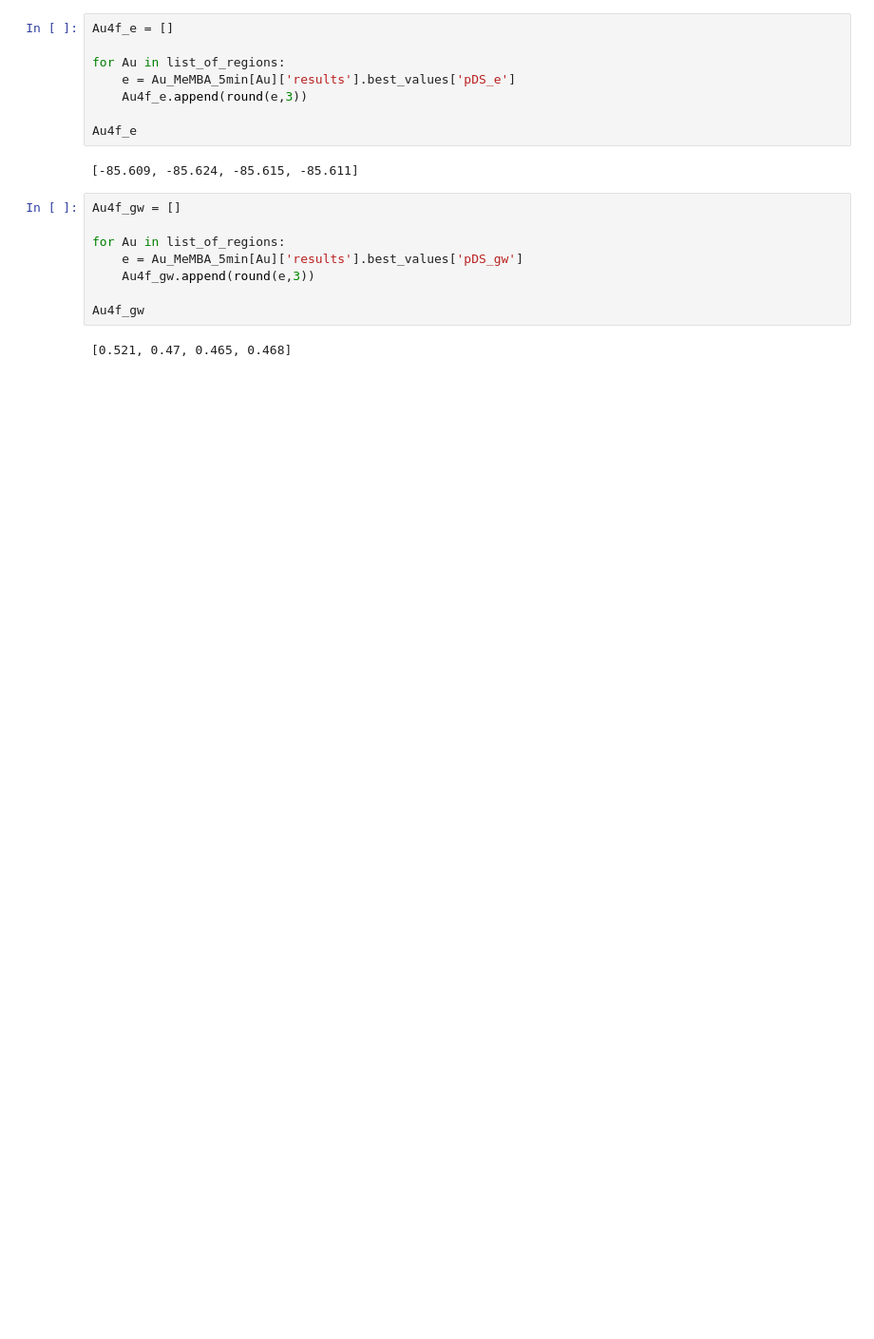
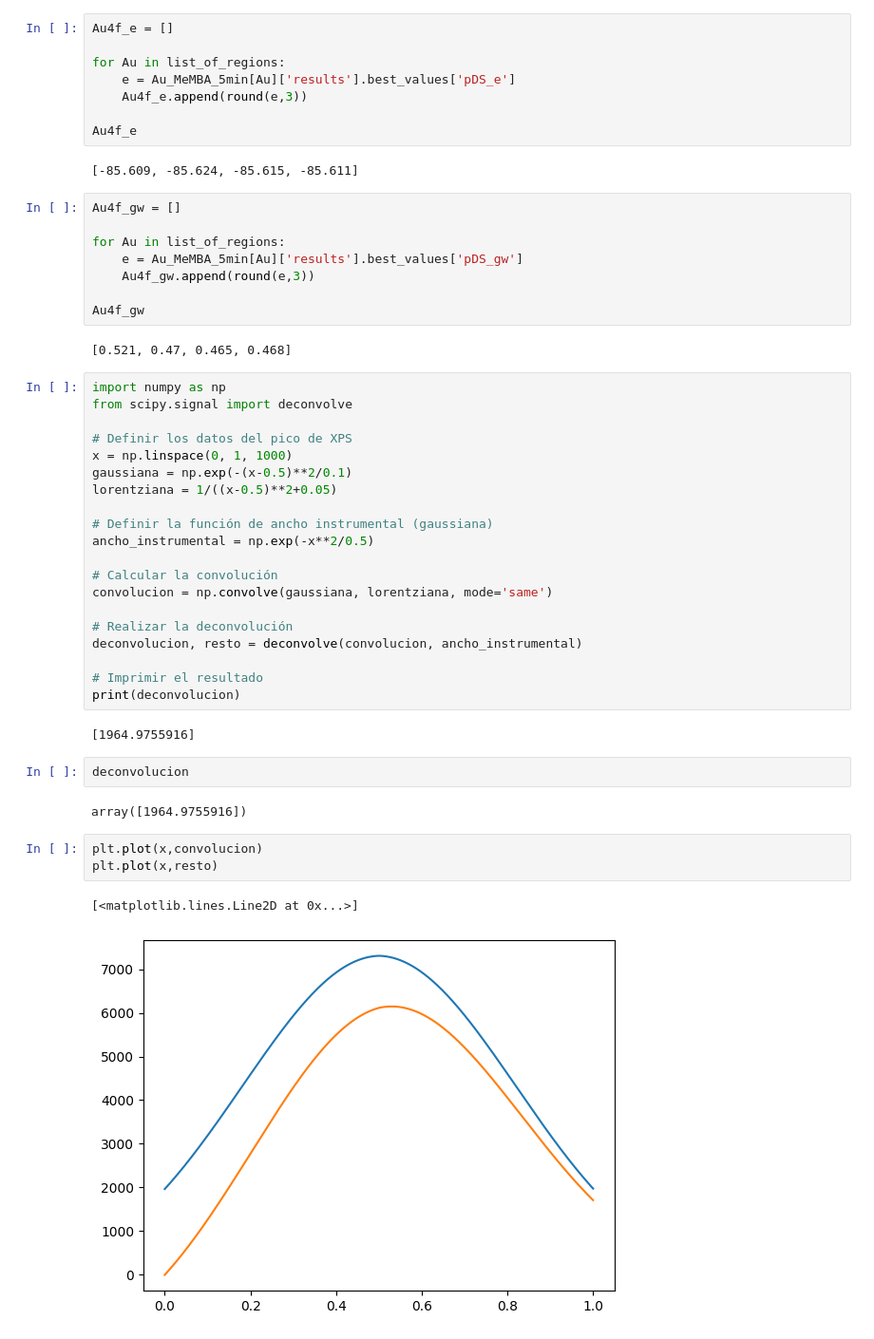
Before and after one commit to JulioAzcarate/pyFitXPS, a Jupyter notebook: examples/pruevas_varias.ipynb, the cells around one changed output. Shown: that part at 95% size. Saved outputs shown, nothing was run; the diff lists cells and outputs as text; blank space fills up the shorter version.

```diff
--- a/examples/pruevas_varias.ipynb
+++ b/examples/pruevas_varias.ipynb
@@ -239,3 +239,35 @@ for Au in list_of_regions:
 Au4f_gw
 # %% [output]
 [0.521, 0.47, 0.465, 0.468]
+# %%
+import numpy as np
+from scipy.signal import deconvolve
+
+# Definir los datos del pico de XPS
+x = np.linspace(0, 1, 1000)
+gaussiana = np.exp(-(x-0.5)**2/0.1)
+lorentziana = 1/((x-0.5)**2+0.05)
+
+# Definir la función de ancho instrumental (gaussiana)
+ancho_instrumental = np.exp(-x**2/0.5)
+
+# Calcular la convolución
+convolucion = np.convolve(gaussiana, lorentziana, mode='same')
+
+# Realizar la deconvolución
+deconvolucion, resto = deconvolve(convolucion, ancho_instrumental)
+
+# Imprimir el resultado
+print(deconvolucion)
+# %% [output]
+[1964.9755916]
+# %%
+deconvolucion
+# %% [output]
+array([1964.9755916])
+# %%
+plt.plot(x,convolucion)
+plt.plot(x,resto)
+# %% [output]
+[<matplotlib.lines.Line2D at 0x...>]
+[figure, added]
```
Also changed, not shown: parts of 7 cells of this notebook, 10 other files.
